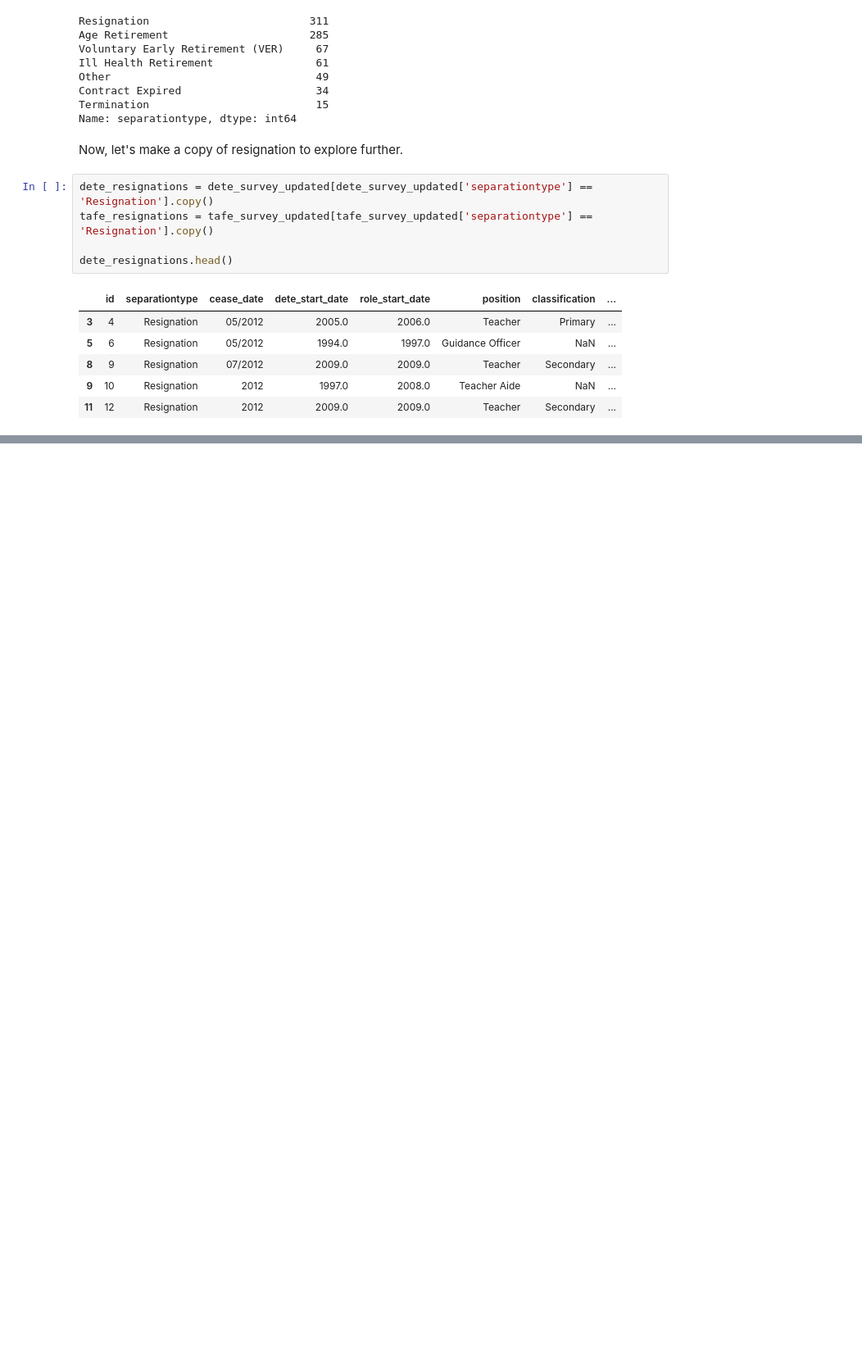
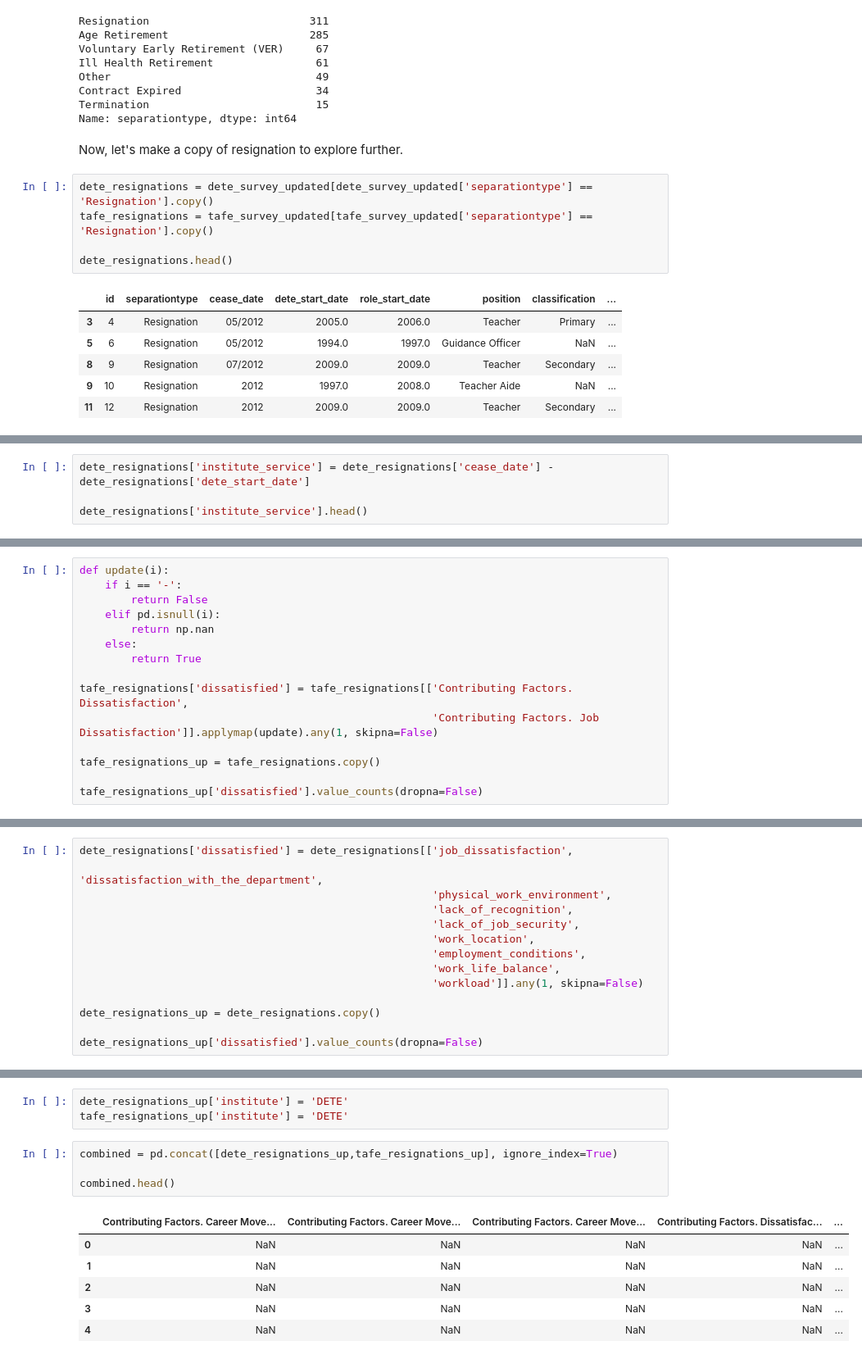
Before and after one commit to Kapinoida/DataQuest, a Jupyter notebook: Clean and Analyze Employee Exit Surveys/Basics.ipynb, the cells around one changed output, grey strips where cells are left out. Shown at 82% size. Saved outputs shown, nothing was run; the diff lists cells and outputs as text; blank space fills up the shorter version.

```diff
--- a/Clean and Analyze Employee Exit Surveys/Basics.ipynb
+++ b/Clean and Analyze Employee Exit Surveys/Basics.ipynb
@@ -359,0 +437,4 @@ tafe_resignations.head()
+# %%
+dete_resignations['institute_service'] = dete_resignations['cease_date'] - dete_resignations['dete_start_date']
+
+dete_resignations['institute_service'].head()
@@ -359,0 +482,15 @@ tafe_resignations.head()
+# %%
+def update(i):
+    if i == '-':
+        return False
+    elif pd.isnull(i):
+        return np.nan
+    else:
+        return True
+
+tafe_resignations['dissatisfied'] = tafe_resignations[['Contributing Factors. Dissatisfaction',
+                                                       'Contributing Factors. Job Dissatisfaction']].applymap(update).any(1, skipna=False)
+
+tafe_resignations_up = tafe_resignations.copy()
+
+tafe_resignations_up['dissatisfied'].value_counts(dropna=False)
@@ -359,0 +502,14 @@ tafe_resignations.head()
+# %%
+dete_resignations['dissatisfied'] = dete_resignations[['job_dissatisfaction',
+                                                       'dissatisfaction_with_the_department',
+                                                       'physical_work_environment',
+                                                       'lack_of_recognition',
+                                                       'lack_of_job_security',
+                                                       'work_location',
+                                                       'employment_conditions',
+                                                       'work_life_balance',
+                                                       'workload']].any(1, skipna=False)
+
+dete_resignations_up = dete_resignations.copy()
+
+dete_resignations_up['dissatisfied'].value_counts(dropna=False)
@@ -359,0 +524,14 @@ tafe_resignations.head()
+# %%
+dete_resignations_up['institute'] = 'DETE'
+tafe_resignations_up['institute'] = 'DETE'
+# %%
+combined = pd.concat([dete_resignations_up,tafe_resignations_up], ignore_index=True)
+
+combined.head()
+# %% [output]
+|  | Contributing Factors. Career Move... | Contributing Factors. Career Move... | Contributing Factors. Career Move... | Contributing Factors. Dissatisfac... | ... |
+| 0 | NaN | NaN | NaN | NaN | ... |
+| 1 | NaN | NaN | NaN | NaN | ... |
+| 2 | NaN | NaN | NaN | NaN | ... |
+| 3 | NaN | NaN | NaN | NaN | ... |
+| 4 | NaN | NaN | NaN | NaN | ... |
```
Also changed, not shown: parts of 30 cells of this notebook.
